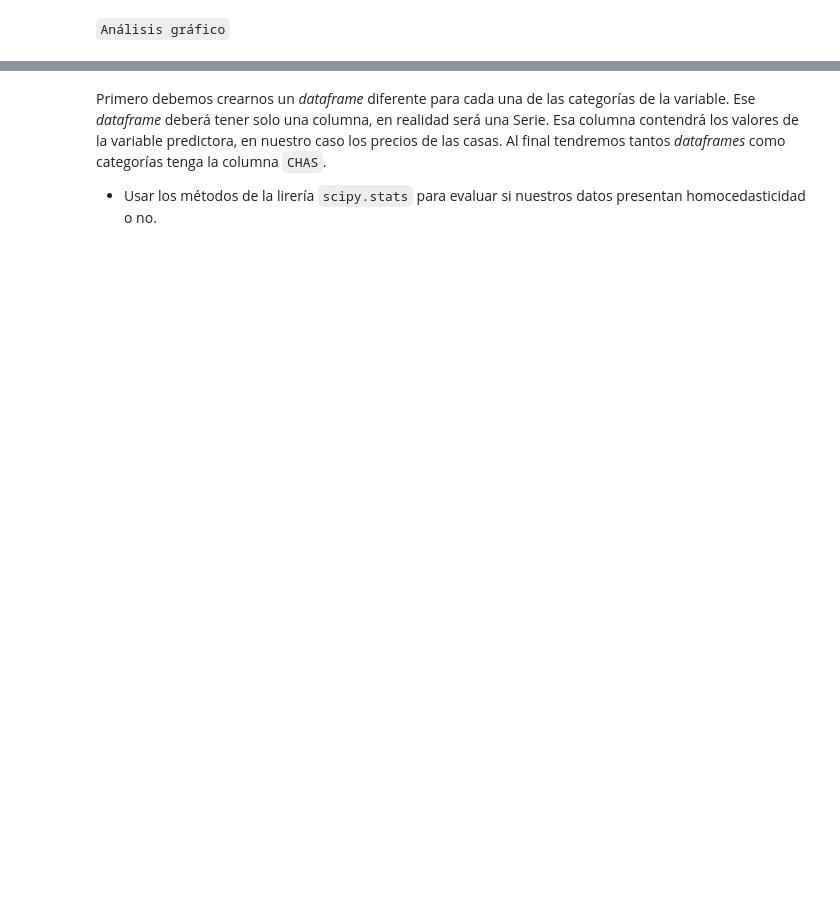
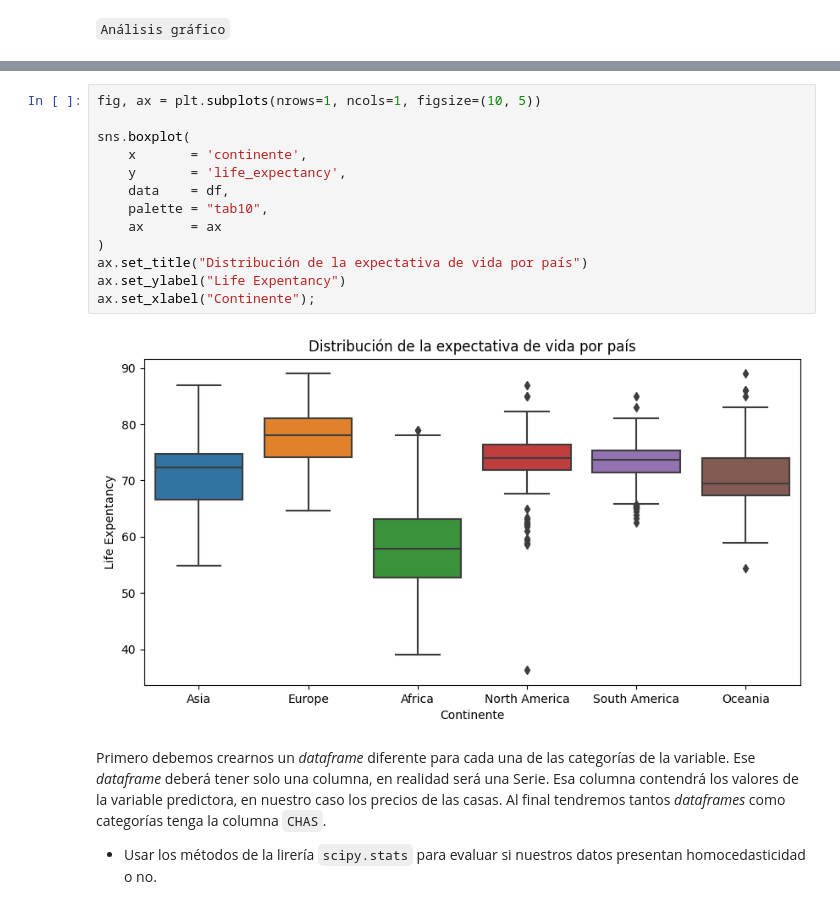
Before and after one commit to Adalab/DA-promo-c-modulo-3-sprint-1-Ximena-Anahi, a Jupyter notebook: 1. Regresion Lineal/3.pp-asunciones.ipynb, the cells around one changed output, grey strips where cells are left out. Drawn from its saved outputs; the diff is of its cells as text; blank space fills up the shorter version.

```diff
--- a/1. Regresion Lineal/3.pp-asunciones.ipynb
+++ b/1. Regresion Lineal/3.pp-asunciones.ipynb
@@ -102,3 +105,18 @@ ax.set_xlabel("Expectativa de vida");
+# %%
+fig, ax = plt.subplots(nrows=1, ncols=1, figsize=(10, 5))
+
+sns.boxplot(
+    x       = 'continente',
+    y       = 'life_expectancy',
+    data    = df,
+    palette = "tab10",
+    ax      = ax
+)
+ax.set_title("Distribución de la expectativa de vida por país")
+ax.set_ylabel("Life Expentancy")
+ax.set_xlabel("Continente");
+# %% [output]
+[figure, added]
 # %% [markdown]
 Primero debemos crearnos un *dataframe* diferente para cada una de las categorías de la variable. Ese *dataframe* deberá tener solo una columna, en realidad será una Serie. Esa columna contendrá los valores de la variable predictora, en nuestro caso los precios de las casas. Al final tendremos tantos *dataframes* como categorías tenga la columna `CHAS`.
 
```
Also changed, not shown: parts of 23 cells of this notebook, 10 other files.
